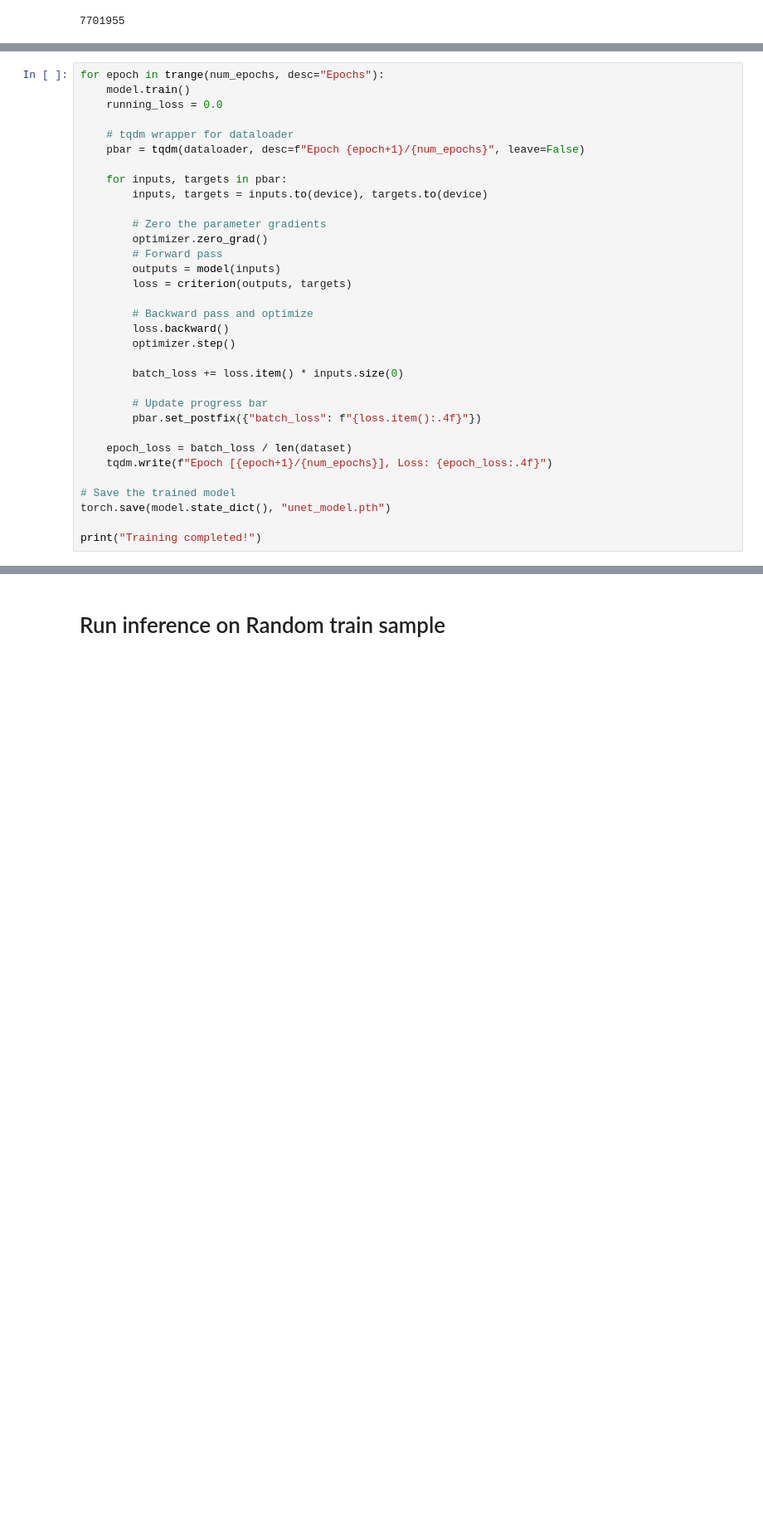
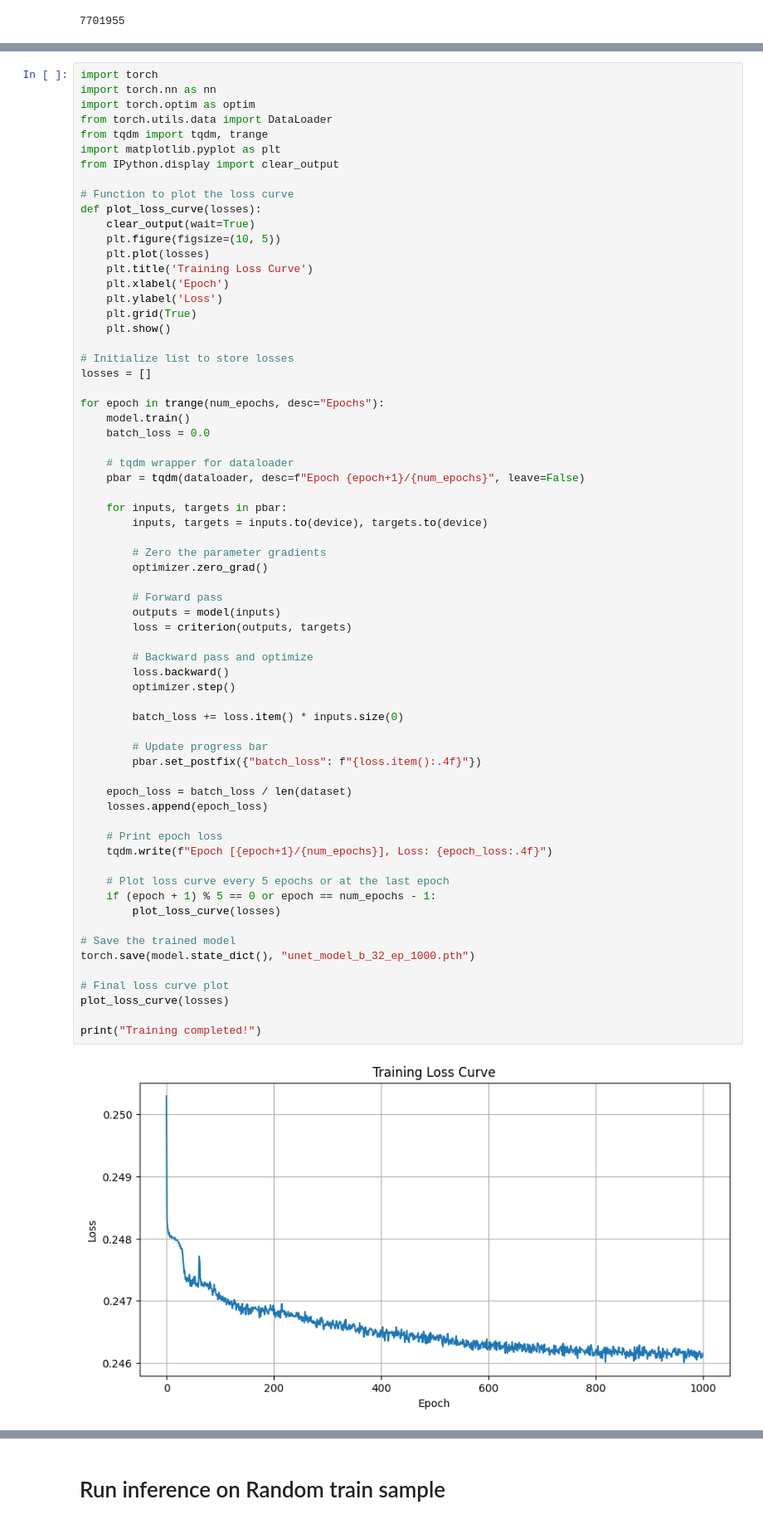
Before and after one commit to luke-kiernan/erdos-pixel-painters, a Jupyter notebook: Initial_expieriments_unet.ipynb, the cells around one changed output, grey strips where cells are left out. Shown at 83% size. Cells and saved outputs as stored; diff of their text form; blank space fills up the shorter version.

```diff
--- a/Initial_expieriments_unet.ipynb
+++ b/Initial_expieriments_unet.ipynb
@@ -263,34 +259,68 @@ NameError: name 'inputs' is not defined
 # %%
+import torch
+import torch.nn as nn
+import torch.optim as optim
+from torch.utils.data import DataLoader
+from tqdm import tqdm, trange
+import matplotlib.pyplot as plt
+from IPython.display import clear_output
+
+# Function to plot the loss curve
+def plot_loss_curve(losses):
+    clear_output(wait=True)
+    plt.figure(figsize=(10, 5))
+    plt.plot(losses)
+    plt.title('Training Loss Curve')
+    plt.xlabel('Epoch')
+    plt.ylabel('Loss')
+    plt.grid(True)
+    plt.show()
+
+# Initialize list to store losses
+losses = []
+
 for epoch in trange(num_epochs, desc="Epochs"):
     model.train()
-    running_loss = 0.0
+    batch_loss = 0.0
 
     # tqdm wrapper for dataloader
     pbar = tqdm(dataloader, desc=f"Epoch {epoch+1}/{num_epochs}", leave=False)
 
     for inputs, targets in pbar:
         inputs, targets = inputs.to(device), targets.to(device)
 
         # Zero the parameter gradients
         optimizer.zero_grad()
+
         # Forward pass
         outputs = model(inputs)
         loss = criterion(outputs, targets)
 
         # Backward pass and optimize
         loss.backward()
         optimizer.step()
 
         batch_loss += loss.item() * inputs.size(0)
 
         # Update progress bar
         pbar.set_postfix({"batch_loss": f"{loss.item():.4f}"})
 
     epoch_loss = batch_loss / len(dataset)
+    losses.append(epoch_loss)
+
+    # Print epoch loss
     tqdm.write(f"Epoch [{epoch+1}/{num_epochs}], Loss: {epoch_loss:.4f}")
 
+    # Plot loss curve every 5 epochs or at the last epoch
+    if (epoch + 1) % 5 == 0 or epoch == num_epochs - 1:
+        plot_loss_curve(losses)
+
 # Save the trained model
-torch.save(model.state_dict(), "unet_model.pth")
+torch.save(model.state_dict(), "unet_model_b_32_ep_1000.pth")
+
+# Final loss curve plot
+plot_loss_curve(losses)
 
 print("Training completed!")
 # %% [output]
+[figure, added]
```
Also changed, not shown: parts of 8 cells of this notebook, 1 other file.
